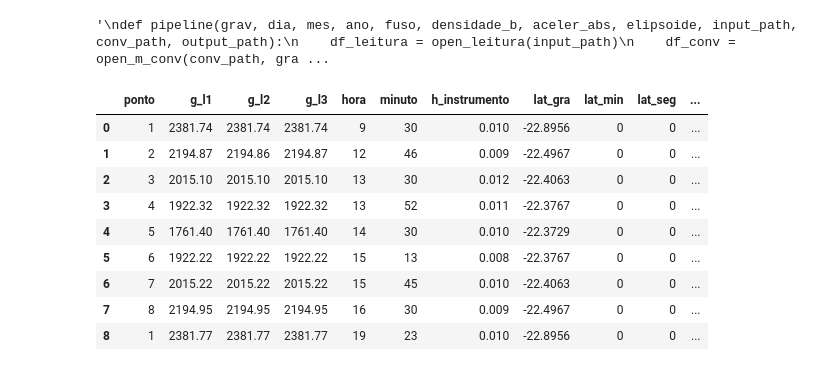
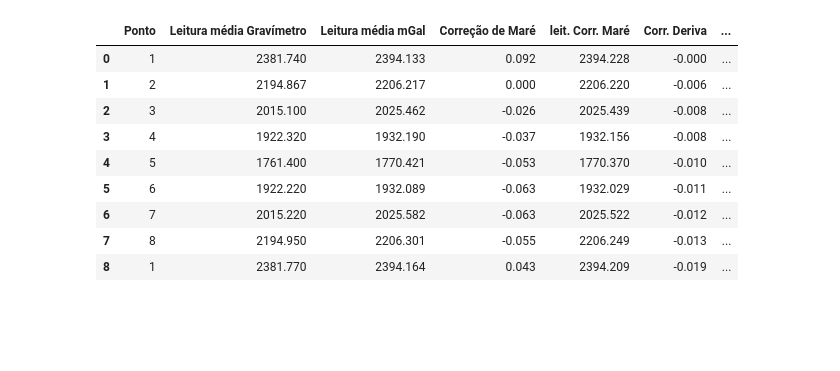
Before and after one commit to sophia-helena-paula/GRAREDv2, a Jupyter notebook: grared.ipynb, the cells around one changed output. Drawn from its saved outputs; the diff is of its cells as text; code cells hidden in the pictures; blank space fills up the shorter version.

Commit message:
feature: wrapper and pipeline

```diff
--- a/grared.ipynb
+++ b/grared.ipynb
@@ -270,49 +262,41 @@ def wrapper(dec=3):
-# %%
-'''
-def pipeline(grav, dia, mes, ano, fuso, densidade_b, aceler_abs, elipsoide, input_path, conv_path, output_path):
-    df_leitura = open_leitura(input_path)
-    df_conv = open_m_conv(conv_path, grav)
-    calcular_dados(df_leitura)
-    #return df_final
-'''
-# %% [output]
-'\ndef pipeline(grav, dia, mes, ano, fuso, densidade_b, aceler_abs, elipsoide, input_path, conv_path, output_path):\n    df_leitura = open_leitura(input_path)\n    df_conv = open_m_conv(conv_path, gra ...
 # %%
-# --> TO DO
 input_path = r'data\GRARED_P_exemplo.csv'
 conv_path = r'data\Tabelas_conv_todas.xlsx'
 output_path = r'data\output_exemplo.csv'
 aceler_abs = 9815.55
 fuso = -3
 grav = 996
 dia = 30
 mes = 4
 ano = 2023
 densidade_b = 3.22
 elipsoide = 'grs84'
-df_conv = open_m_conv(conv_path, grav)
 
-
-df= open_leitura(input_path)
-df_1 = calcular_dados(df,fuso)
-df_2 = media_leituras(df_1)
-df_3 = conversão_mgal(df_2, df_conv)
-df_4 = correcao_altura_instrumental(df_3)
-df_5 = correcao_mare(df_4, ano, mes, dia)
-df_6 = correcao_deriva_instrumental(df_5)
-df_7 = calcular_aceleracao_observada(aceler_abs, df_6)
-df_8 = calcular_aceleracoes_teoricas(elipsoide, df_7)
-df_9 = correcao_ar_livre(df_8)
-df_10 = correcao_bouguer_simples(df_9, densidade_b)
-df_10
+def pipeline(grav, dia, mes, ano, fuso, densidade_b, aceler_abs, elipsoide, input_path, conv_path, output_path):
+    df_conv = open_m_conv(conv_path, grav)
+    df = open_leitura(input_path)
+    df_1 = calcular_dados(df,fuso)
+    df_2 = media_leituras(df_1)
+    df_3 = conversão_mgal(df_2, df_conv)
+    df_4 = correcao_altura_instrumental(df_3)
+    df_5 = correcao_mare(df_4, ano, mes, dia)
+    df_6 = correcao_deriva_instrumental(df_5)
+    df_7 = calcular_aceleracao_observada(aceler_abs, df_6)
+    df_8 = calcular_aceleracoes_teoricas(elipsoide, df_7)
+    df_9 = correcao_ar_livre(df_8)
+    df_10 = correcao_bouguer_simples(df_9, densidade_b)
+    df_final = df_wrapper(df_10)
+    return df_final
+df = pipeline(grav, dia, mes, ano, fuso, densidade_b, aceler_abs, elipsoide, input_path, conv_path, output_path)
+df
 # %% [output]
-|  | ponto | g_l1 | g_l2 | g_l3 | hora | minuto | h_instrumento | lat_gra | lat_min | lat_seg | ... |
-| 0 | 1 | 2381.74 | 2381.74 | 2381.74 | 9 | 30 | 0.010 | -22.8956 | 0 | 0 | ... |
-| 1 | 2 | 2194.87 | 2194.86 | 2194.87 | 12 | 46 | 0.009 | -22.4967 | 0 | 0 | ... |
-| 2 | 3 | 2015.10 | 2015.10 | 2015.10 | 13 | 30 | 0.012 | -22.4063 | 0 | 0 | ... |
-| 3 | 4 | 1922.32 | 1922.32 | 1922.32 | 13 | 52 | 0.011 | -22.3767 | 0 | 0 | ... |
-| 4 | 5 | 1761.40 | 1761.40 | 1761.40 | 14 | 30 | 0.010 | -22.3729 | 0 | 0 | ... |
-| 5 | 6 | 1922.22 | 1922.22 | 1922.22 | 15 | 13 | 0.008 | -22.3767 | 0 | 0 | ... |
-| 6 | 7 | 2015.22 | 2015.22 | 2015.22 | 15 | 45 | 0.010 | -22.4063 | 0 | 0 | ... |
-| 7 | 8 | 2194.95 | 2194.95 | 2194.95 | 16 | 30 | 0.009 | -22.4967 | 0 | 0 | ... |
-| 8 | 1 | 2381.77 | 2381.77 | 2381.77 | 19 | 23 | 0.010 | -22.8956 | 0 | 0 | ... |
+|  | Ponto | Leitura média Gravímetro | Leitura média mGal | Correção de Maré | leit. Corr. Maré | Corr. Deriva | ... |
+| 0 | 1 | 2381.740 | 2394.133 | 0.092 | 2394.228 | -0.000 | ... |
+| 1 | 2 | 2194.867 | 2206.217 | 0.000 | 2206.220 | -0.006 | ... |
+| 2 | 3 | 2015.100 | 2025.462 | -0.026 | 2025.439 | -0.008 | ... |
+| 3 | 4 | 1922.320 | 1932.190 | -0.037 | 1932.156 | -0.008 | ... |
+| 4 | 5 | 1761.400 | 1770.421 | -0.053 | 1770.370 | -0.010 | ... |
+| 5 | 6 | 1922.220 | 1932.089 | -0.063 | 1932.029 | -0.011 | ... |
+| 6 | 7 | 2015.220 | 2025.582 | -0.063 | 2025.522 | -0.012 | ... |
+| 7 | 8 | 2194.950 | 2206.301 | -0.055 | 2206.249 | -0.013 | ... |
+| 8 | 1 | 2381.770 | 2394.164 | 0.043 | 2394.209 | -0.019 | ... |
```
Also changed, not shown: parts of 3 cells of this notebook.
